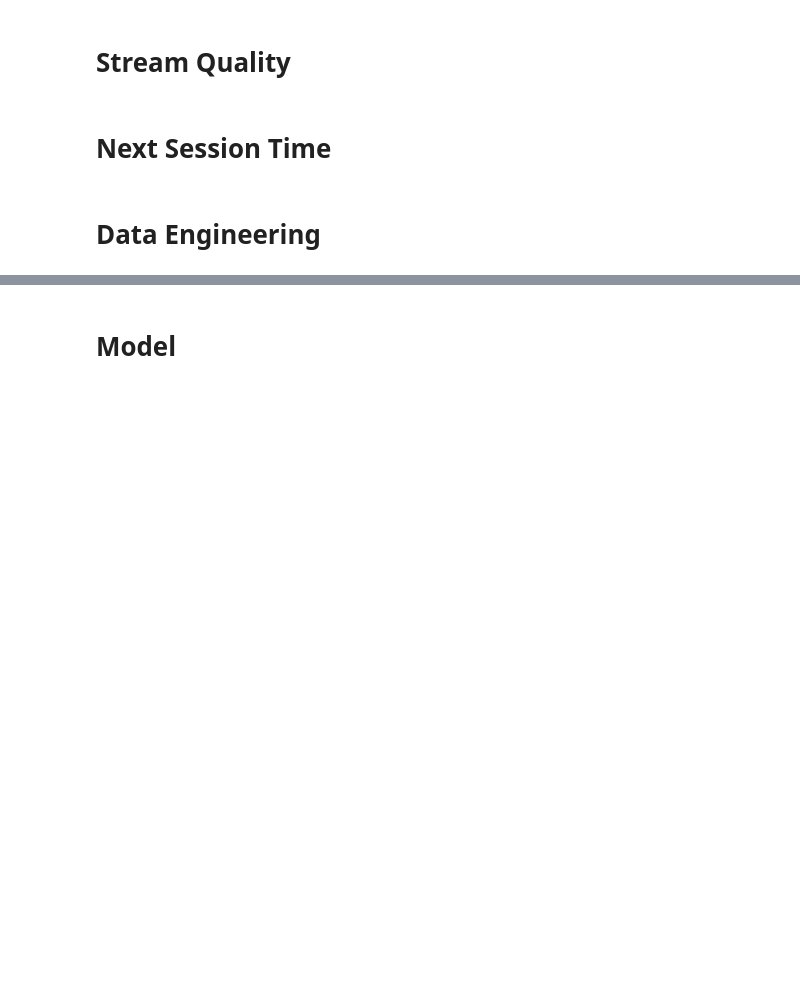
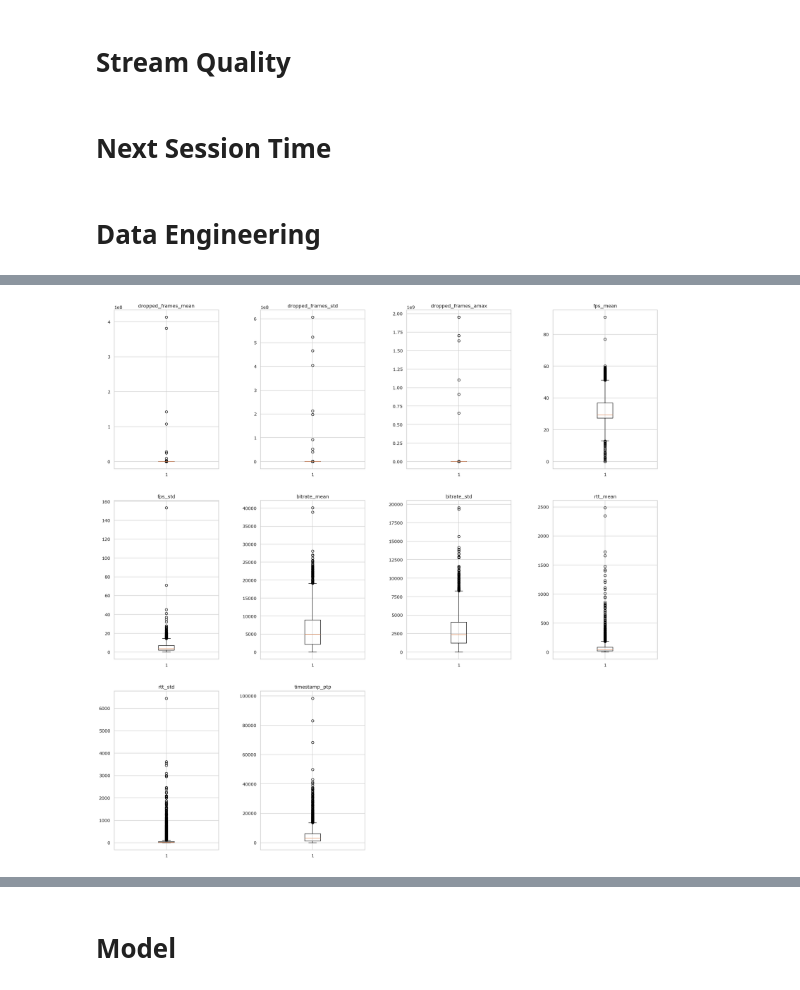
Before and after one commit to VecnaSecrets/sdp_assignment_2, a Jupyter notebook: main.ipynb, the cells around one changed output, grey strips where cells are left out. Drawn from its saved outputs; the diff is of its cells as text; code cells hidden in the pictures; blank space fills up the shorter version.

```diff
--- a/main.ipynb
+++ b/main.ipynb
@@ -11,0 +39,22 @@ from sklearn.preprocessing import MinMaxScaler
+# %%
+def show_boxplot(X: pd.DataFrame) -> None:
+    """Plots boxplots of each feature in a dataset.
+
+    Parameters
+    ----------
+    X : pd.DataFrame
+        data frame
+    """
+    columns = 4
+    rows = math.ceil(X.shape[1] / columns)
+
+    figure = plt.figure(figsize=(rows * columns * 2, rows * columns * 2), dpi=120)
+    figure.subplots_adjust(wspace=0.4, hspace=0.2)
+
+    for index, column in enumerate(iterable=X.columns):
+        subplot = figure.add_subplot(rows, columns, index + 1)
+
+        boxplot = subplot.boxplot(x=column, data=X)
+        subplot.set_title(label=column)
+
+    plt.show()
@@ -75,0 +249,4 @@ X_train, X_test, y_train, y_test = train_test_split(X, y, test_size=0.2)
+# %%
+show_boxplot(X=df)
+# %% [output]
+[figure, added]
```
Also changed, not shown: parts of 31 cells of this notebook.
